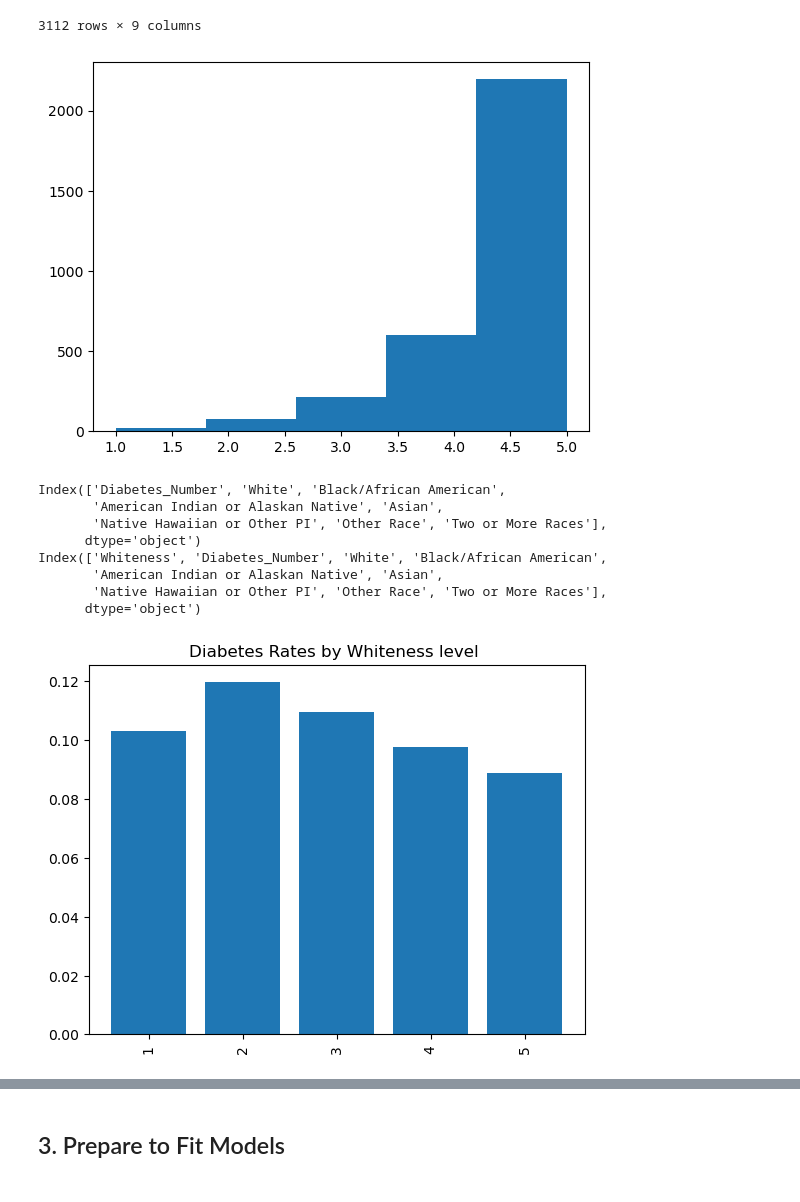
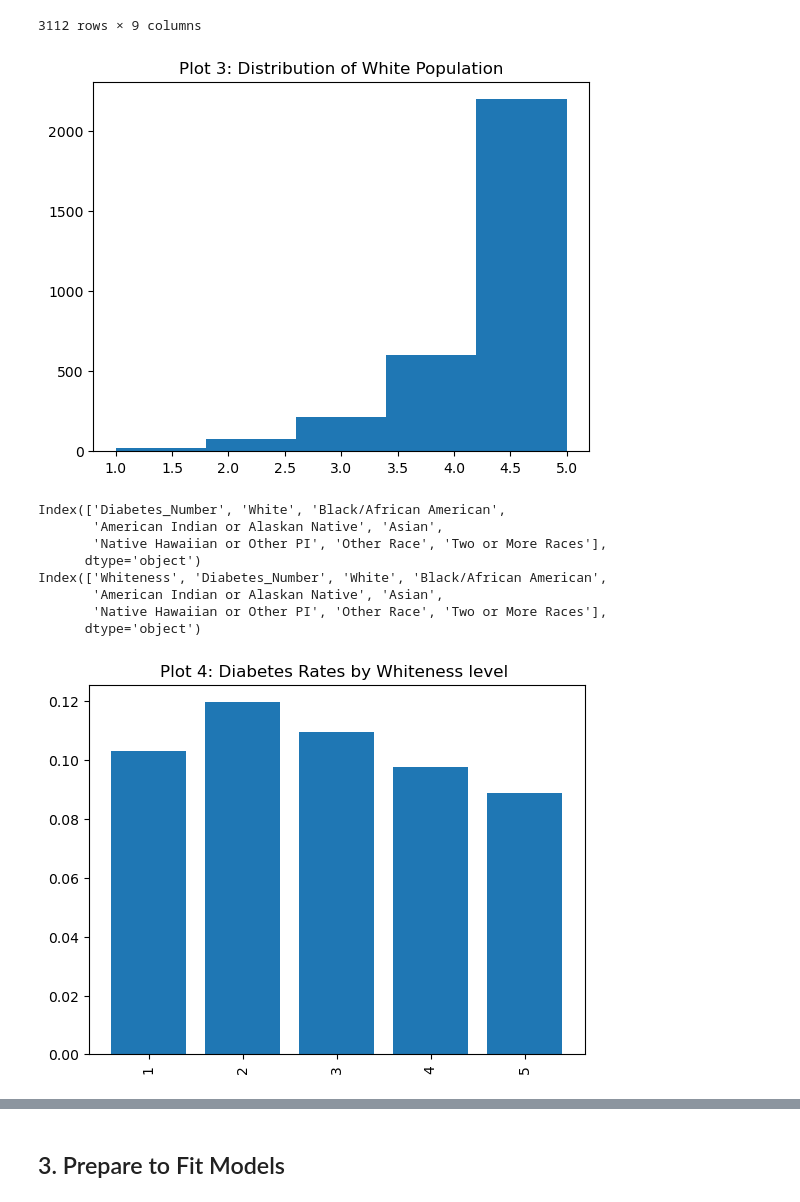
Before and after one commit to nereidagra/Computational-Social-Science-Projects, a Jupyter notebook: Project 2/Project 2 Nereida Heller.ipynb, the cells around one changed output, grey strips where cells are left out. Drawn from its saved outputs; the diff is of its cells as text; code cells hidden in the pictures.

```diff
--- a/Project 2/Project 2 Nereida Heller.ipynb
+++ b/Project 2/Project 2 Nereida Heller.ipynb
@@ -518,11 +518,12 @@ See the caveats in the documentation: https://pandas.pydata.org/pandas-docs/stab
 # %%
 # clear figure
 plt.clf()
 plt.hist(diabetes_race['Whiteness'], bins=5)
+plt.title('Plot 3: Distribution of White Population')
 # plot Whiteness of counties
 plt.show()
 # %% [output]
-[figure, old version]
+[figure, new version]
 # %%
 
 #getting means across counties
@@ -557,7 +558,7 @@ y = diabetes_race_means['Diabetes_Number']
 plt.bar(x, y)
 
 # add title
-plt.title('Diabetes Rates by Whiteness level ')
+plt.title('Plot 4: Diabetes Rates by Whiteness level ')
 
 # add ticks on x axis and rotate 90 degrees
 plt.xticks(x, x, rotation = 90)
@@ -565,5 +566,5 @@ plt.xticks(x, x, rotation = 90)
 # plot
 plt.show()
 # %% [output]
-[figure, old version]
+[figure, new version]
 # %% [markdown]
```
Also changed, not shown: parts of 15 cells of this notebook.
